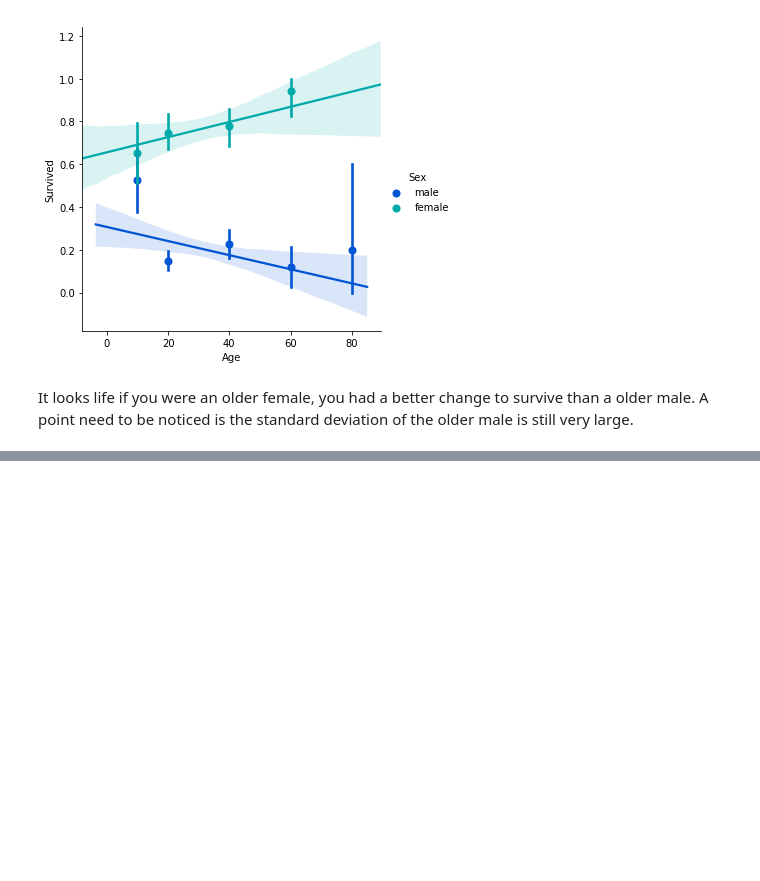
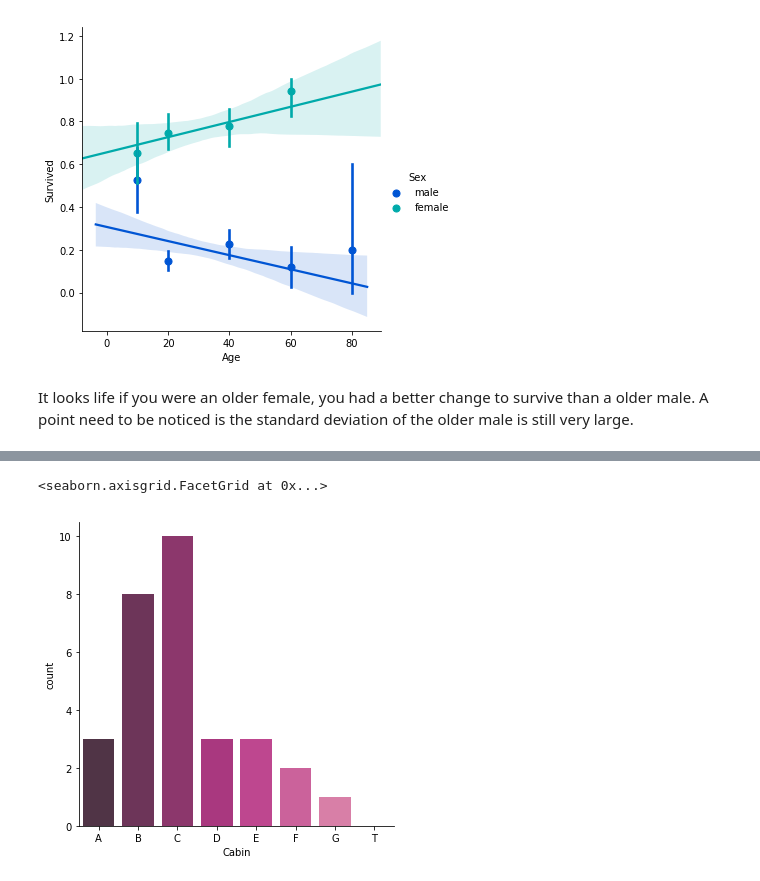
Before and after one commit to stellazhu31/Kaggle-Titanic-Machine-Learning-Personal-Project, a Jupyter notebook: Prediction of Titanic Survival Information.ipynb, the cells around one changed output, grey strips where cells are left out. Saved outputs shown, nothing was run; the diff lists cells and outputs as text; code cells hidden in the pictures; blank space fills up the shorter version.

Commit message:
Deck as a factor

```diff
--- a/Prediction of Titanic Survival Information.ipynb
+++ b/Prediction of Titanic Survival Information.ipynb
@@ -363,3 +363,7 @@ sns.lmplot('Age','Survived',hue='Sex',data=titanic_df,palette='winter',
 [figure]
 # %% [markdown]
 It looks life if you were an older female, you had a better change to survive than a older male. A point need to be noticed is the standard deviation of the older male is still very large.
+# %%
+#Did the deck have an effect on the passengers survival rate?
+
+deck_df =titanic_df.dropna()
@@ -365,0 +391,2 @@ It looks life if you were an older female, you had a better change to survive th
+# %%
+Cdeck = deck_df['Cabin']
@@ -365,0 +402,10 @@ It looks life if you were an older female, you had a better change to survive th
+# %%
+new_levels = []
+
+for d in Cdeck:
+    new_levels.append(d[0])
+
+newCabin_df = DataFrame(new_levels)
+newCabin_df.columns = ['Cabin']
+
+deck_df = deck_df.assign(Cabin=newCabin_df['Cabin'])
@@ -365,0 +434,6 @@ It looks life if you were an older female, you had a better change to survive th
+# %%
+sns.factorplot('Cabin',data=deck_df,palette='RdPu_d',kind='count',
+                order=['A','B','C','D','E','F','G','T'])
+# %% [output]
+<seaborn.axisgrid.FacetGrid at 0x...>
+[figure, added]
```
Also changed, not shown: parts of 9 cells of this notebook.
